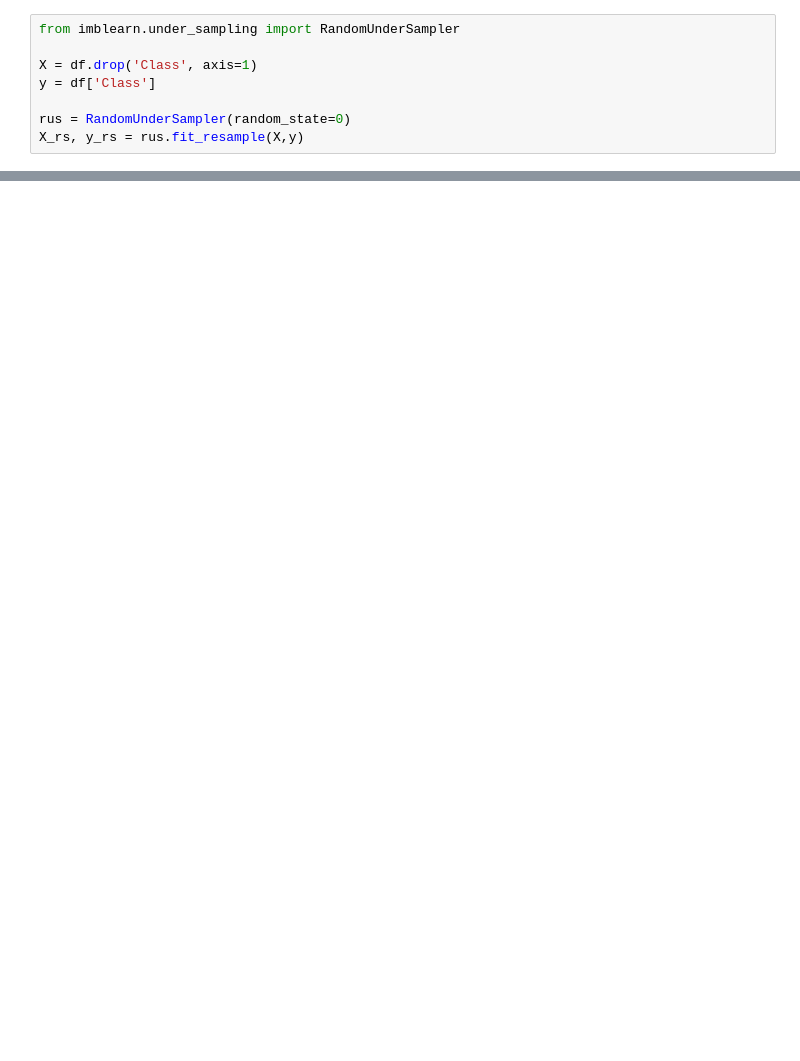
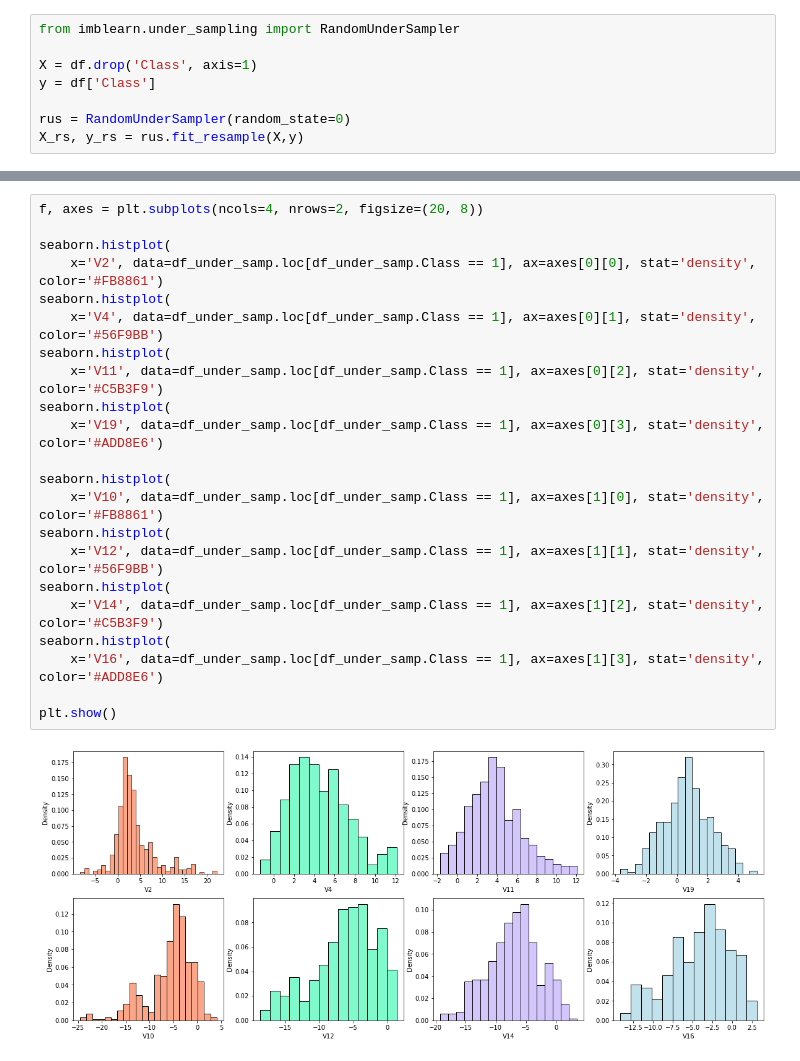
Before and after one commit to farbodnm/financial-data-classification, a Jupyter notebook: financialdclass.ipynb, the cells around one changed output, grey strips where cells are left out. Cells and saved outputs as stored; diff of their text form; blank space fills up the shorter version.

```diff
--- a/financialdclass.ipynb
+++ b/financialdclass.ipynb
@@ -122,0 +136,24 @@ print(round(df_under_samp['Class'].value_counts()[1]/len(df_under_samp) * 100,2)
+# %%
+f, axes = plt.subplots(ncols=4, nrows=2, figsize=(20, 8))
+
+seaborn.histplot(
+    x='V2', data=df_under_samp.loc[df_under_samp.Class == 1], ax=axes[0][0], stat='density', color='#FB8861')
+seaborn.histplot(
+    x='V4', data=df_under_samp.loc[df_under_samp.Class == 1], ax=axes[0][1], stat='density', color='#56F9BB')
+seaborn.histplot(
+    x='V11', data=df_under_samp.loc[df_under_samp.Class == 1], ax=axes[0][2], stat='density', color='#C5B3F9')
+seaborn.histplot(
+    x='V19', data=df_under_samp.loc[df_under_samp.Class == 1], ax=axes[0][3], stat='density', color='#ADD8E6')
+
+seaborn.histplot(
+    x='V10', data=df_under_samp.loc[df_under_samp.Class == 1], ax=axes[1][0], stat='density', color='#FB8861')
+seaborn.histplot(
+    x='V12', data=df_under_samp.loc[df_under_samp.Class == 1], ax=axes[1][1], stat='density', color='#56F9BB')
+seaborn.histplot(
+    x='V14', data=df_under_samp.loc[df_under_samp.Class == 1], ax=axes[1][2], stat='density', color='#C5B3F9')
+seaborn.histplot(
+    x='V16', data=df_under_samp.loc[df_under_samp.Class == 1], ax=axes[1][3], stat='density', color='#ADD8E6')
+
+plt.show()
+# %% [output]
+[figure, added]
```
Also changed, not shown: parts of 7 cells of this notebook.
